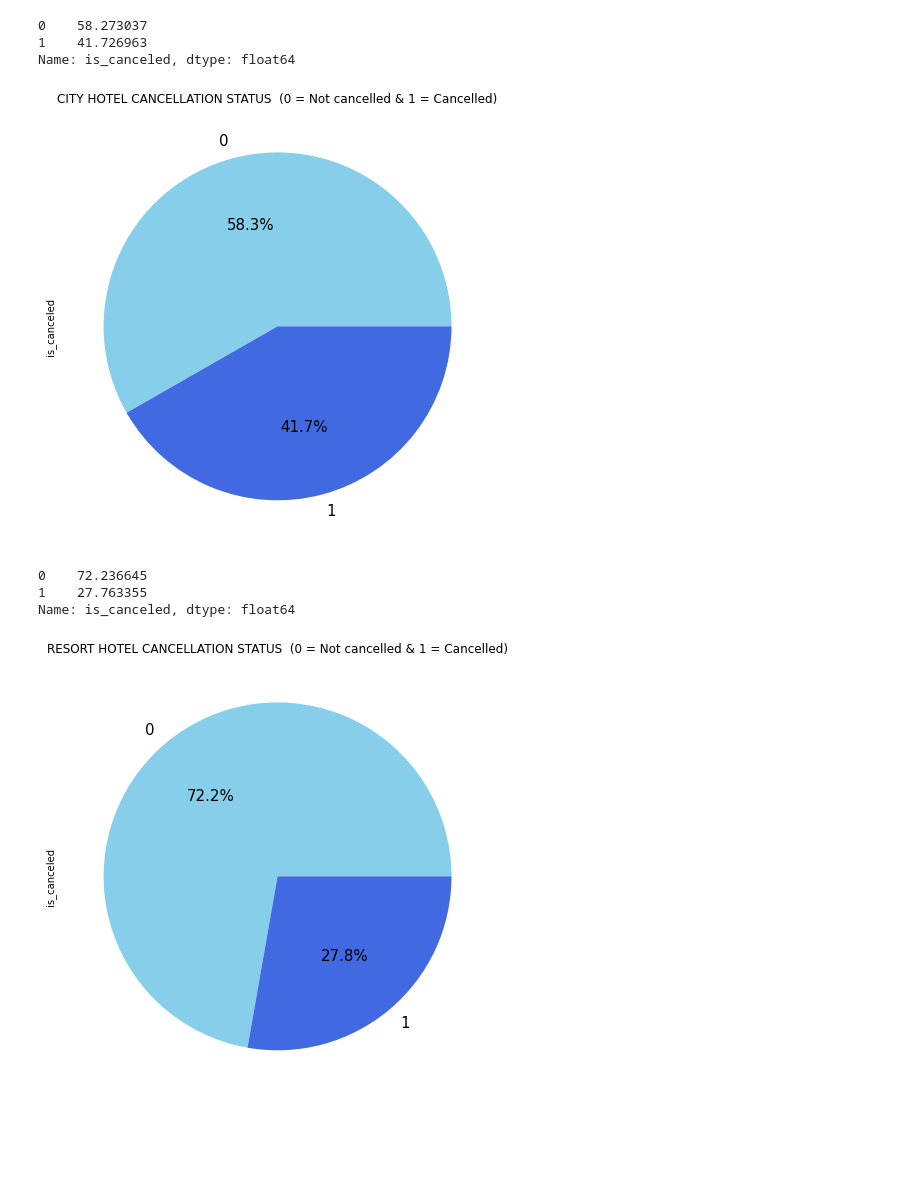
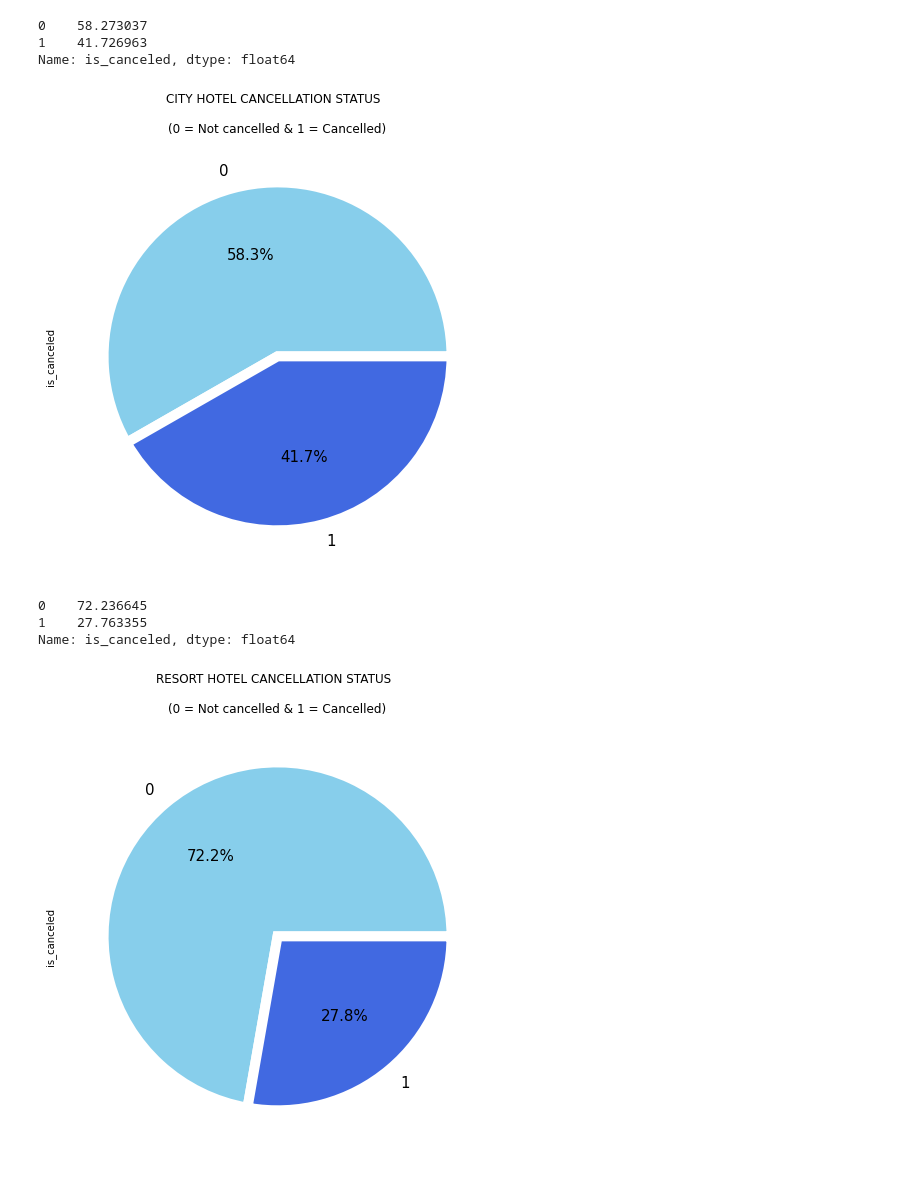
Before and after one commit to Arka1212/Hotel-Booking-Analysis, a Jupyter notebook: Hotel_Booking_Analysis_Capstone_Project.ipynb, the cells around one changed output. Drawn from its saved outputs; the diff is of its cells as text; code cells hidden in the pictures; blank space fills up the shorter version.

```diff
--- a/Hotel_Booking_Analysis_Capstone_Project.ipynb
+++ b/Hotel_Booking_Analysis_Capstone_Project.ipynb
@@ -435,11 +435,15 @@ cancellation_city_hotel
 Name: is_canceled, dtype: float64
 # %%
 # Plotting it in pie chart.
-cancellation_city_hotel.plot(kind='pie',colors=['skyblue','royalblue'],autopct ='%1.1f%%',figsize =(8,8),fontsize = 15)
-plt.title('CITY HOTEL CANCELLATION STATUS  (0 = Not cancelled & 1 = Cancelled)')
+cancellation_city_hotel.plot(kind='pie',colors=['skyblue','royalblue'],autopct ='%1.1f%%',figsize =(8,8),fontsize = 15,wedgeprops = {"edgecolor" : "white",
+                      'linewidth': 10,
+                      'antialiased': True})
+plt.title('''CITY HOTEL CANCELLATION STATUS
+
+(0 = Not cancelled & 1 = Cancelled)''')
 plt.show()
 # %% [output]
-[figure, old version]
+[figure, new version]
 # %%
 # Cancellation percentage of 'Resort Hotel'.
 resort_hotel_cancellation = new_hotel_df[new_hotel_df['hotel'] == 'Resort Hotel']
@@ -451,8 +455,12 @@ cancellation_resort_hotel
 Name: is_canceled, dtype: float64
 # %%
 # Plotting it in pie chart.
-cancellation_resort_hotel.plot(kind='pie',colors=['skyblue','royalblue'],autopct ='%1.1f%%',figsize =(8,8),fontsize = 15)
-plt.title('RESORT HOTEL CANCELLATION STATUS  (0 = Not cancelled & 1 = Cancelled)')
+cancellation_resort_hotel.plot(kind='pie',colors=['skyblue','royalblue'],autopct ='%1.1f%%',figsize =(8,8),fontsize = 15,wedgeprops = {"edgecolor" : "white",
+                      'linewidth': 10,
+                      'antialiased': True})
+plt.title('''RESORT HOTEL CANCELLATION STATUS
+
+(0 = Not cancelled & 1 = Cancelled)''')
 plt.show()
 # %% [output]
-[figure, old version]
+[figure, new version]
```
Also changed, not shown: parts of 7 cells of this notebook.
